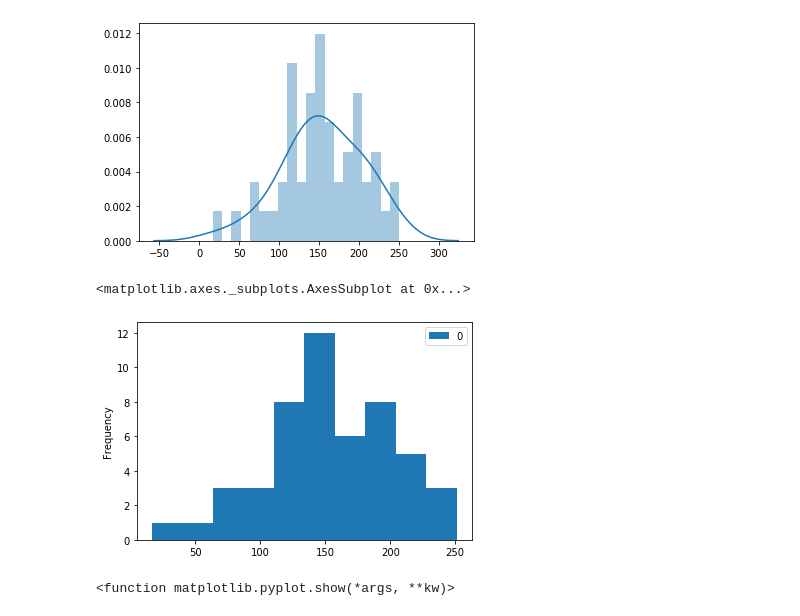
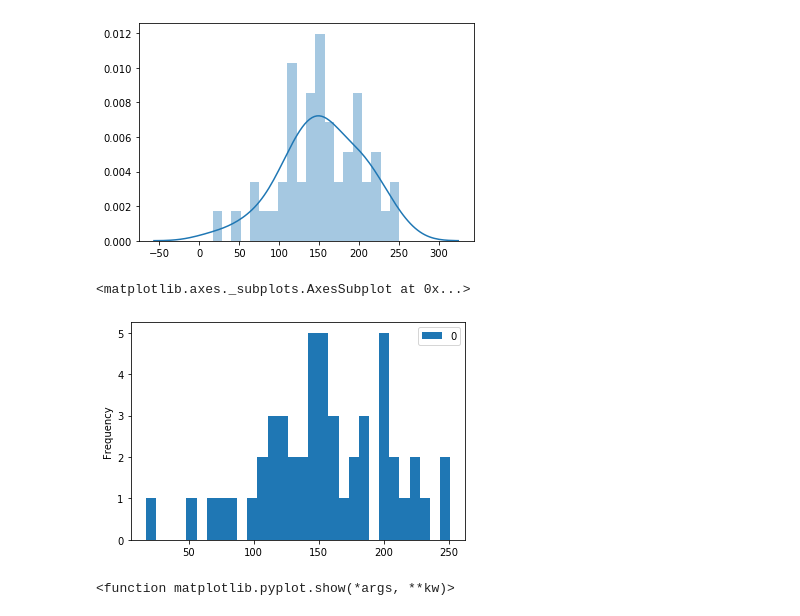
Before and after one commit to ihkaraman/kodluyoruz_bootcamp, a Jupyter notebook: Week 2.ipynb, the cells around one changed output. Saved outputs shown, nothing was run; the diff lists cells and outputs as text; code cells hidden in the pictures.

```diff
--- a/Week 2.ipynb
+++ b/Week 2.ipynb
@@ -348,8 +340,8 @@ sns.distplot(olcumler, bins = 20, kde = True)
 <matplotlib.axes._subplots.AxesSubplot at 0x...>
 [figure]
 # %%
-pd.DataFrame(olcumler).plot.hist() # pandas'dan histogram çizdirilmesi
+pd.DataFrame(olcumler).plot.hist(bins = 30) # pandas'dan histogram çizdirilmesi
 # %% [output]
 <matplotlib.axes._subplots.AxesSubplot at 0x...>
-[figure, old version]
+[figure, new version]
 # %%
```
Also changed, not shown: parts of 18 cells of this notebook, 4 other files.
